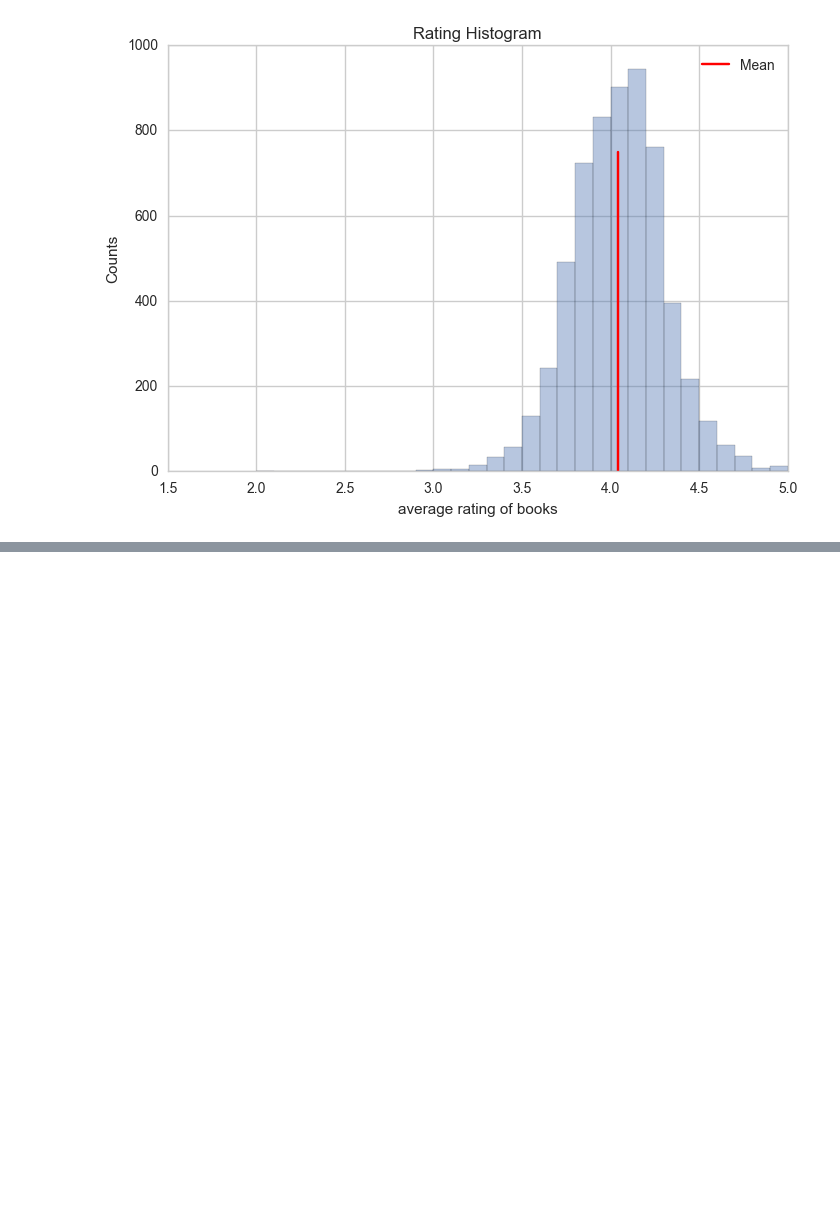
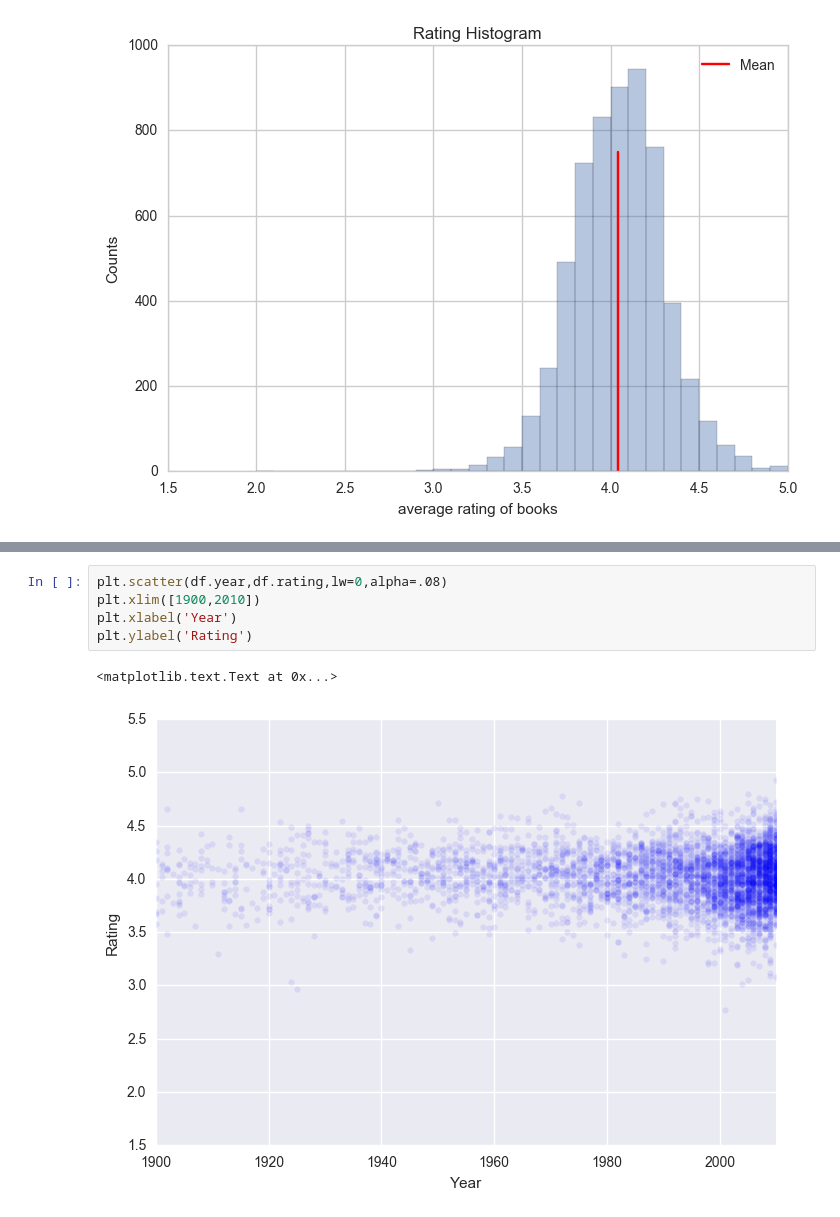
Before and after one commit to xiayeqianfeng/housework1, a Jupyter notebook: pythonpandas.ipynb, the cells around one changed output, grey strips where cells are left out. Drawn from its saved outputs; the diff is of its cells as text; blank space fills up the shorter version.

```diff
--- a/pythonpandas.ipynb
+++ b/pythonpandas.ipynb
@@ -220,0 +231,8 @@ with sns.axes_style("whitegrid"):
+# %%
+plt.scatter(df.year,df.rating,lw=0,alpha=.08)
+plt.xlim([1900,2010])
+plt.xlabel('Year')
+plt.ylabel('Rating')
+# %% [output]
+<matplotlib.text.Text at 0x...>
+[figure, added]
```
Also changed, not shown: parts of 2 cells of this notebook.
